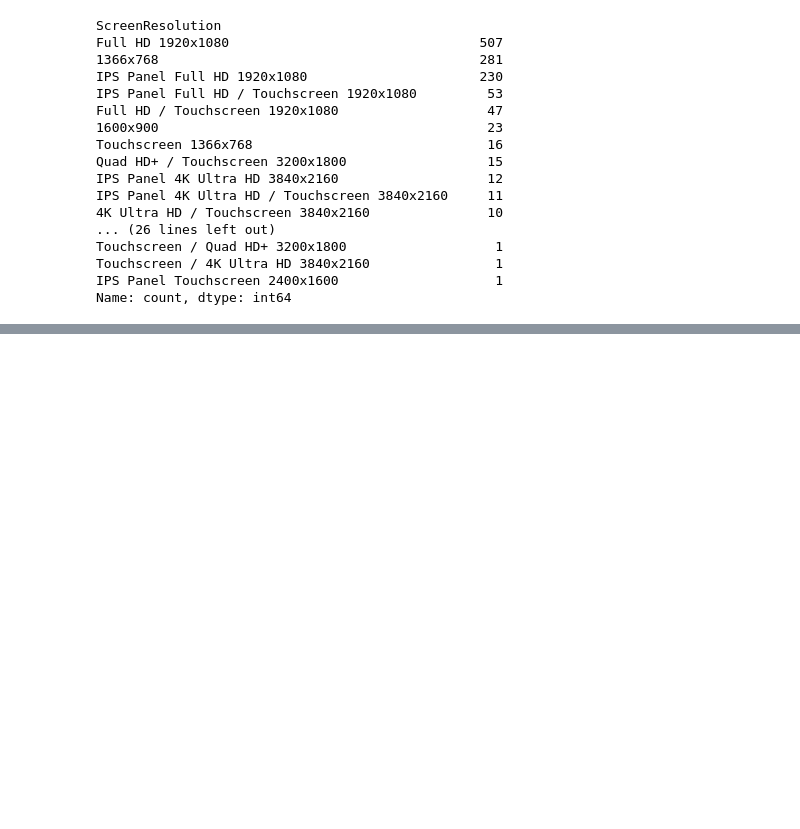
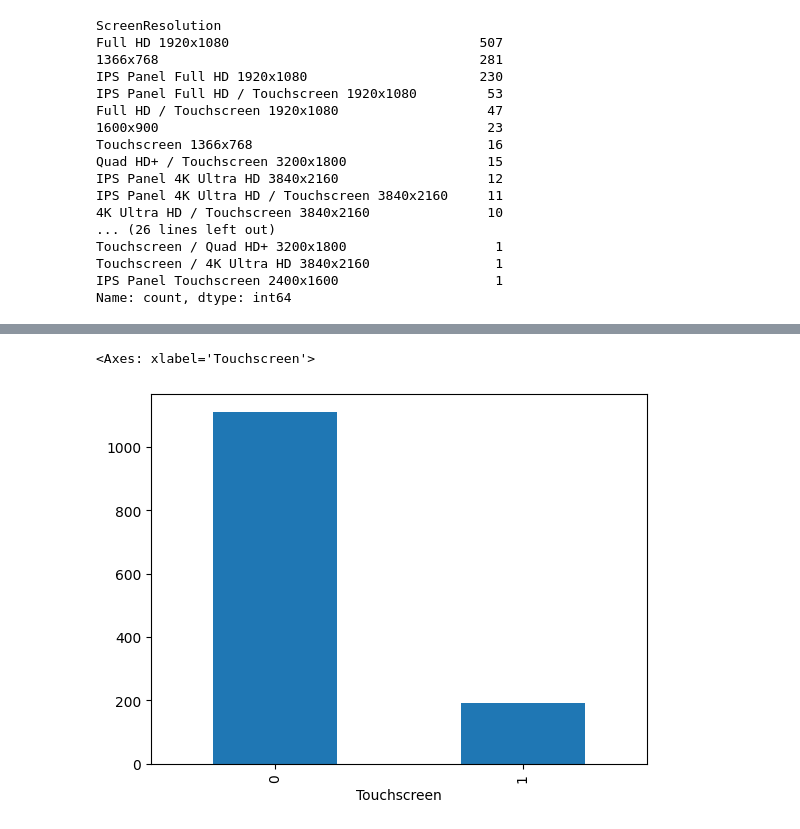
Before and after one commit to John-5014/Laptop_Price_Prediction, a Jupyter notebook: Laptop_Price_Predictor.ipynb, the cells around one changed output, grey strips where cells are left out. Cells and saved outputs as stored; diff of their text form; code cells hidden in the pictures; blank space fills up the shorter version.

```diff
--- a/Laptop_Price_Predictor.ipynb
+++ b/Laptop_Price_Predictor.ipynb
@@ -208,4 +208,4 @@ Touchscreen / 4K Ultra HD 3840x2160                1
 IPS Panel Touchscreen 2400x1600                    1
 Name: count, dtype: int64
 # %%
-data['TouchScreen'] = data['ScreenResolution'].apply(lambda x:1 if 'TouchScreen' in x else 0)
+data['Touchscreen'] = data['ScreenResolution'].apply(lambda x:1 if 'Touchscreen' in x else 0)
@@ -229,0 +230,5 @@ data.head()
+# %%
+data['Touchscreen'].value_counts().plot(kind = "bar")
+# %% [output]
+<Axes: xlabel='Touchscreen'>
+[figure, added]
```
Also changed, not shown: parts of 5 cells of this notebook.
